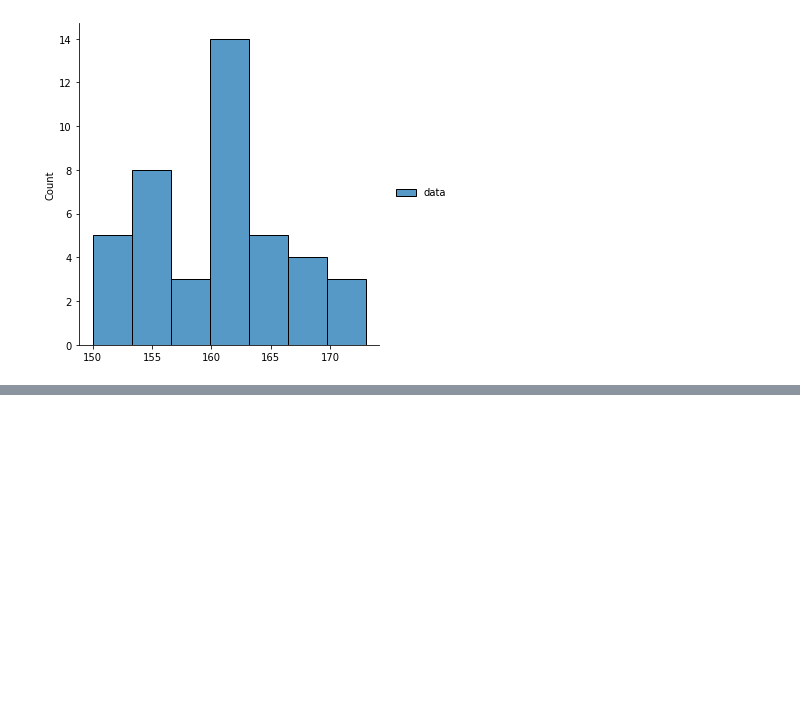
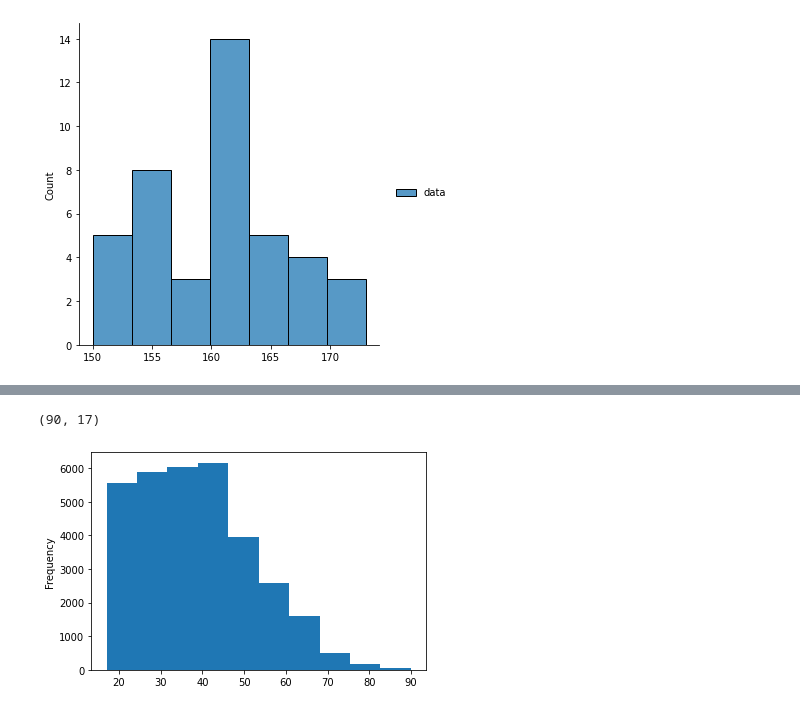
Before and after one commit to adilsonsimiaoDK/StatisticToDS, a Jupyter notebook: frenquency_distribution.ipynb, the cells around one changed output, grey strips where cells are left out. Cells and saved outputs as stored; diff of their text form; code cells hidden in the pictures; blank space fills up the shorter version.

```diff
--- a/frenquency_distribution.ipynb
+++ b/frenquency_distribution.ipynb
@@ -90,3 +84,5 @@ dataset.plot.hist();
 sns.displot(dataset);
 # %% [output]
 [figure]
+# %%
+dataset = pd.read_csv('census.csv')
@@ -92,0 +98,8 @@ sns.displot(dataset);
+# %%
+dataset.age.max(), dataset.age.min()
+# %% [output]
+(90, 17)
+# %%
+dataset.age.plot.hist();
+# %% [output]
+[figure, added]
```
Also changed, not shown: parts of 6 cells of this notebook.
